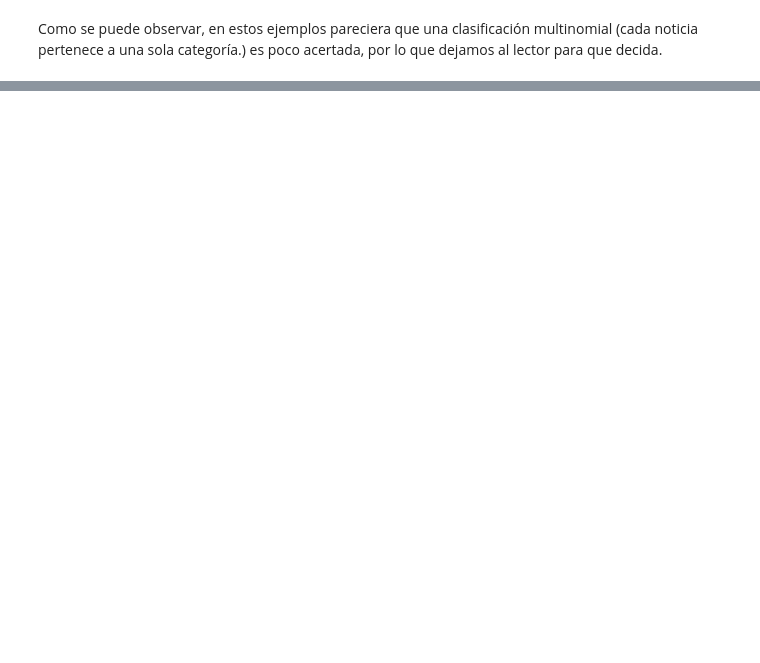
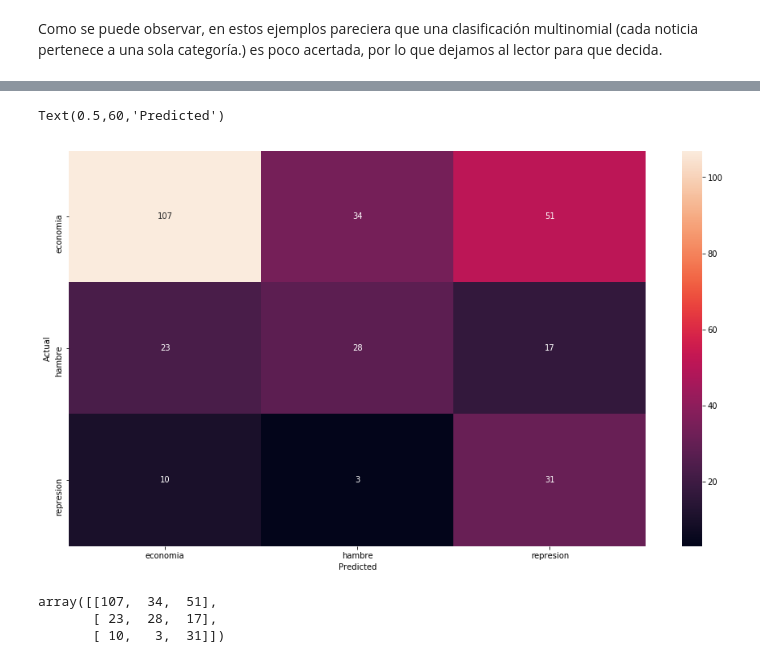
Before and after one commit to Piero512/Proyecto2Mineria, a Jupyter notebook: Model Comparison.ipynb, the cells around one changed output, grey strips where cells are left out. Saved outputs shown, nothing was run; the diff lists cells and outputs as text; code cells hidden in the pictures; blank space fills up the shorter version.

```diff
--- a/Model Comparison.ipynb
+++ b/Model Comparison.ipynb
@@ -326 +383,5 @@ lista_misclassified[-1]["points"]["url"][306]
+# %%
+validation_set = pd.read_json("validation_filtered.json")
+# %%
+validation_set['category_id'] = validation_set['category'].factorize(sort=True)[0]
 # %%
@@ -329,0 +396,28 @@ NameError: name 'misclassified' is not defined
+# %%
+#Función para obtener el texto sin signos de puntiación, tokenizado, con stemming y sin stopwords
+ps = PorterStemmer()
+def clean_text(text):
+    text_lc = "".join([word.lower() for word in text if word not in string.punctuation]) # remove puntuation
+    text_rc = re.sub('[0-9]+', '', text_lc)
+    tokens = re.split('\W+', text_rc)    # tokenization
+    text = [ps.stem(word) for word in tokens if word not in stopwords]  # remove stopwords and stemming
+    return text
+validation_set["cleaned_text"] = validation_set["Parrafo"].apply(lambda x: " ".join(clean_text(x)))
+# %%
+text_features = tfidf.transform(validation_set["cleaned_text"])
+predictions = model.predict(text_features)
+# %%
+conf_mat_test = confusion_matrix(validation_set.category_id, predictions)
+sns.heatmap(conf_mat_test, annot=True, fmt='d',
+            xticklabels=category_id_df.category.values, yticklabels=category_id_df.category.values)
+plt.ylabel('Actual')
+plt.xlabel('Predicted')
+# %% [output]
+Text(0.5,60,'Predicted')
+[figure, added]
+# %%
+conf_mat_test
+# %% [output]
+array([[107,  34,  51],
+       [ 23,  28,  17],
+       [ 10,   3,  31]])
```
Also changed, not shown: parts of 19 cells of this notebook, 17 other files.
